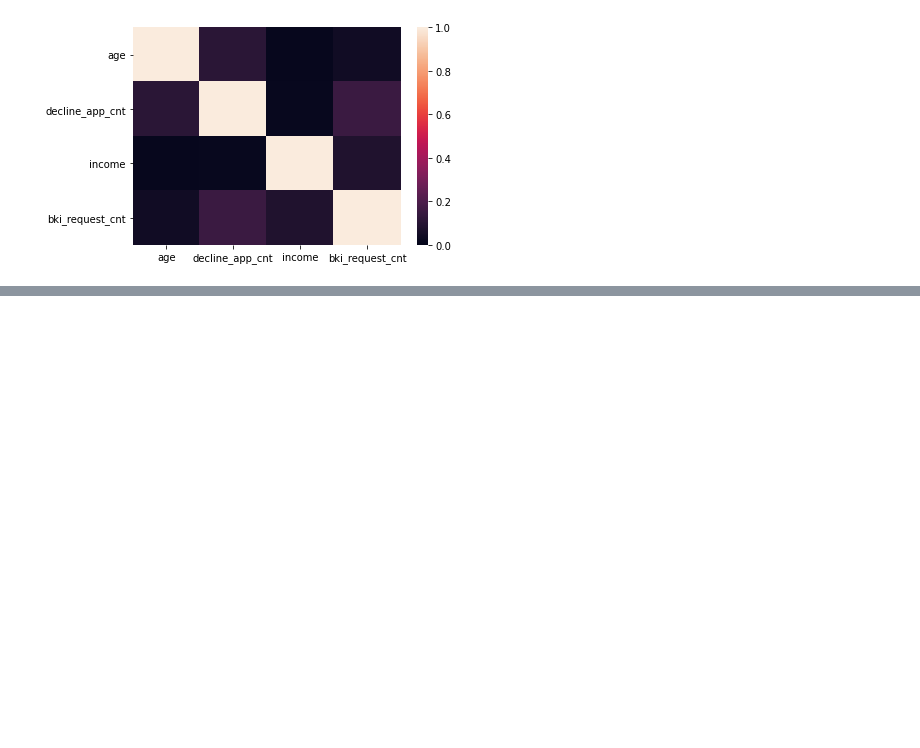
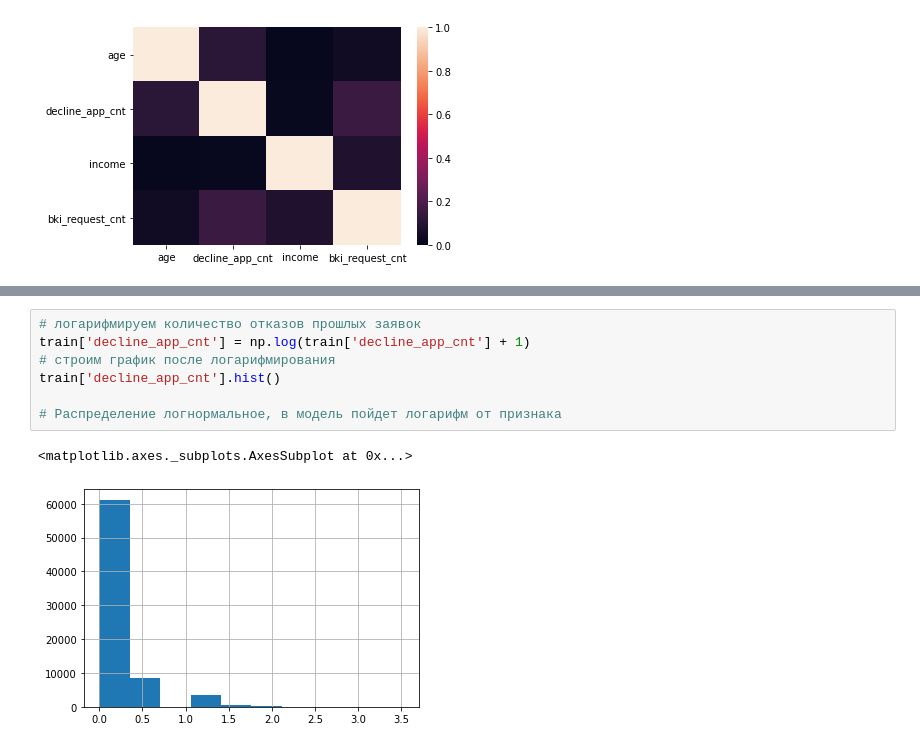
Before and after one commit to AleksandrNisch/Project_5_Skillfactory, a Jupyter notebook: projects_5.ipynb, the cells around one changed output, grey strips where cells are left out. Saved outputs shown, nothing was run; the diff lists cells and outputs as text; blank space fills up the shorter version.

```diff
--- a/projects_5.ipynb
+++ b/projects_5.ipynb
@@ -113,0 +136,10 @@ sns.heatmap(train[num_cols].corr().abs(), vmin=0, vmax=1)
+# %%
+# логарифмируем количество отказов прошлых заявок
+train['decline_app_cnt'] = np.log(train['decline_app_cnt'] + 1)
+# строим график после логарифмирования
+train['decline_app_cnt'].hist()
+
+# Распределение логнормальное, в модель пойдет логарифм от признака
+# %% [output]
+<matplotlib.axes._subplots.AxesSubplot at 0x...>
+[figure, added]
```
Also changed, not shown: parts of 52 cells of this notebook.
